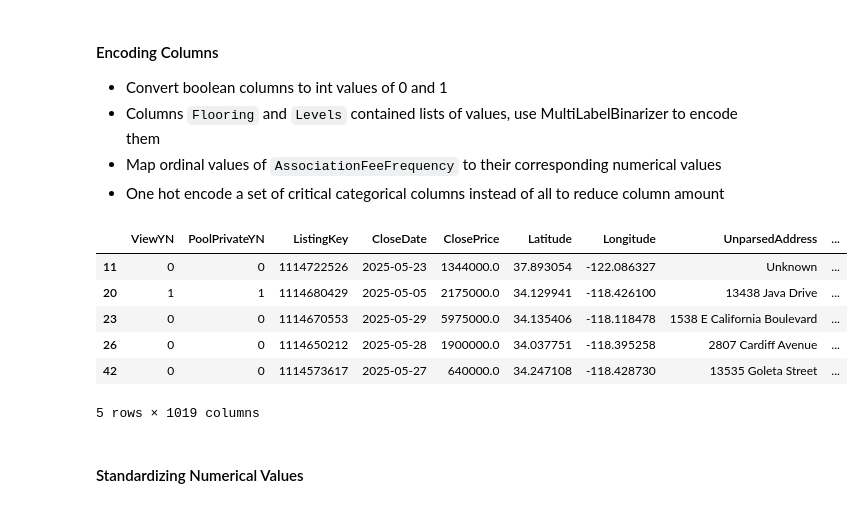
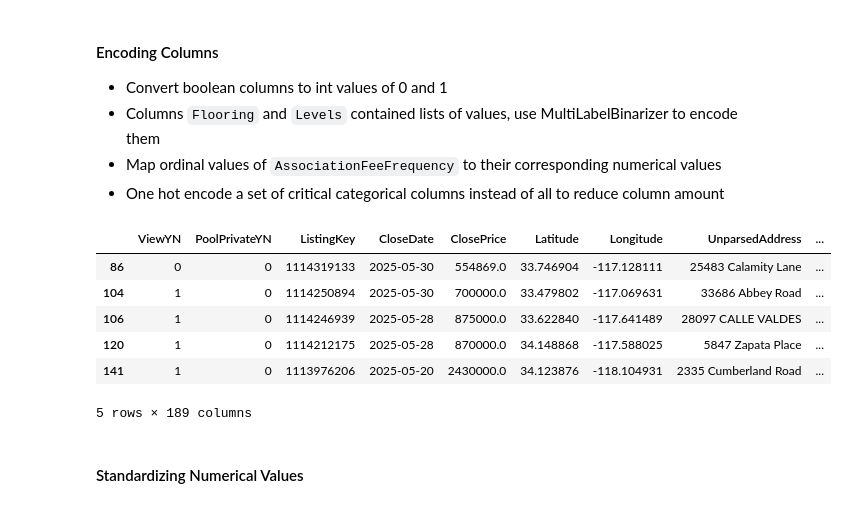
Before and after one commit to lychin24/IDX-Data-Science, a Jupyter notebook: week3/02_preprocessing.ipynb, the cells around one changed output. Drawn from its saved outputs; the diff is of its cells as text; code cells hidden in the pictures.

```diff
--- a/week3/02_preprocessing.ipynb
+++ b/week3/02_preprocessing.ipynb
@@ -139,5 +139,5 @@ cat_col = ['Flooring', 'UnparsedAddress', 'AssociationFeeFrequency',
 
 bool_col = ['ViewYN', 'PoolPrivateYN', 'AttachedGarageYN', 'FireplaceYN', 'NewConstructionYN']
 
-num_col = ['LivingArea', 'BuildingAreaTotal', 'LotSizeSquareFeet', 'ListPrice',
-            'BathroomsTotalInteger', 'Stories', 'MainLevelBedrooms', 'BedroomsTotal', 'DaysOnMarket']
+num_col = ['LivingArea', 'LotSizeSquareFeet', 'BathroomsTotalInteger',
+            'Stories', 'MainLevelBedrooms', 'BedroomsTotal', 'DaysOnMarket']
@@ -143,0 +148,8 @@ num_col = ['LivingArea', 'BuildingAreaTotal', 'LotSizeSquareFeet', 'ListPrice',
+# %%
+# Drop outliers that are greater than the 99th percentile of the data
+
+for col in num_col + ['ClosePrice']:
+    upper = df[col].quantile(0.99)
+    df = df[df[col] <= upper]
+
+df.shape
@@ -199,40 +213,43 @@ encode_df = df.copy()
 encode_df[bool_col] = encode_df[bool_col].astype(int)
 
 # Encode 'Flooring' and 'Levels' columns using MultiLabelBinarizer
 from sklearn.preprocessing import MultiLabelBinarizer
 
 cols = ['Flooring', 'Levels']
 for col in cols:
     encode_df[col] = encode_df[col].str.split(',')
     mlb = MultiLabelBinarizer()
     encoded = pd.DataFrame(mlb.fit_transform(df[col]), columns=[f'{col}_{c}' for c in mlb.classes_], index=df.index)
     encode_df = encode_df.join(encoded)
     encode_df = encode_df.drop(columns = col)
 
 # Map the ordinal values in 'AssociationFeeFrequency' to their associated numerical values
 mapping = {
     'Unknown': 0,
     'Monthly': 1,
     'Quarterly': 2,
     'SemiAnnually': 3,
     'Annually': 4
 }
 encode_df['AssociationFeeFrequency'] = encode_df['AssociationFeeFrequency'].map(mapping)
 
-# One hot encode subset of critical categorical columns
+# One hot encode subset of critical categorical columns, label values that appear less often ass 'Other' to reduct columns
 one_hot = ['CountyOrParish', 'StateOrProvince', 'City', 'PropertyType', 'PropertySubType', 'MlsStatus']
+for col in one_hot:
+    top_values = encode_df[col].value_counts().head(50).index
+    encode_df[col] = encode_df[col].apply(lambda x: x if x in top_values else 'Other')
 encode_df = pd.get_dummies(encode_df, columns=[col for col in one_hot if col in encode_df.columns], drop_first=True)
 
 df = encode_df
 df.head()
 # %% [output]
 |  | ViewYN | PoolPrivateYN | ListingKey | CloseDate | ClosePrice | Latitude | Longitude | UnparsedAddress | ... |
-| 11 | 0 | 0 | 1114722526 | 2025-05-23 | 1344000.0 | 37.893054 | -122.086327 | Unknown | ... |
-| 20 | 1 | 1 | 1114680429 | 2025-05-05 | 2175000.0 | 34.129941 | -118.426100 | 13438 Java Drive | ... |
-| 23 | 0 | 0 | 1114670553 | 2025-05-29 | 5975000.0 | 34.135406 | -118.118478 | 1538 E California Boulevard | ... |
-| 26 | 0 | 0 | 1114650212 | 2025-05-28 | 1900000.0 | 34.037751 | -118.395258 | 2807 Cardiff Avenue | ... |
-| 42 | 0 | 0 | 1114573617 | 2025-05-27 | 640000.0 | 34.247108 | -118.428730 | 13535 Goleta Street | ... |
+| 86 | 0 | 0 | 1114319133 | 2025-05-30 | 554869.0 | 33.746904 | -117.128111 | 25483 Calamity Lane | ... |
+| 104 | 1 | 0 | 1114250894 | 2025-05-30 | 700000.0 | 33.479802 | -117.069631 | 33686 Abbey Road | ... |
+| 106 | 1 | 0 | 1114246939 | 2025-05-28 | 875000.0 | 33.622840 | -117.641489 | 28097 CALLE VALDES | ... |
+| 120 | 1 | 0 | 1114212175 | 2025-05-28 | 870000.0 | 34.148868 | -117.588025 | 5847 Zapata Place | ... |
+| 141 | 1 | 0 | 1113976206 | 2025-05-20 | 2430000.0 | 34.123876 | -118.104931 | 2335 Cumberland Road | ... |
-5 rows × 1019 columns
+5 rows × 189 columns
 # %% [markdown]
 #### Standardizing Numerical Values
 # %% [markdown]
```
Also changed, not shown: parts of 10 cells of this notebook, 1 other file.
